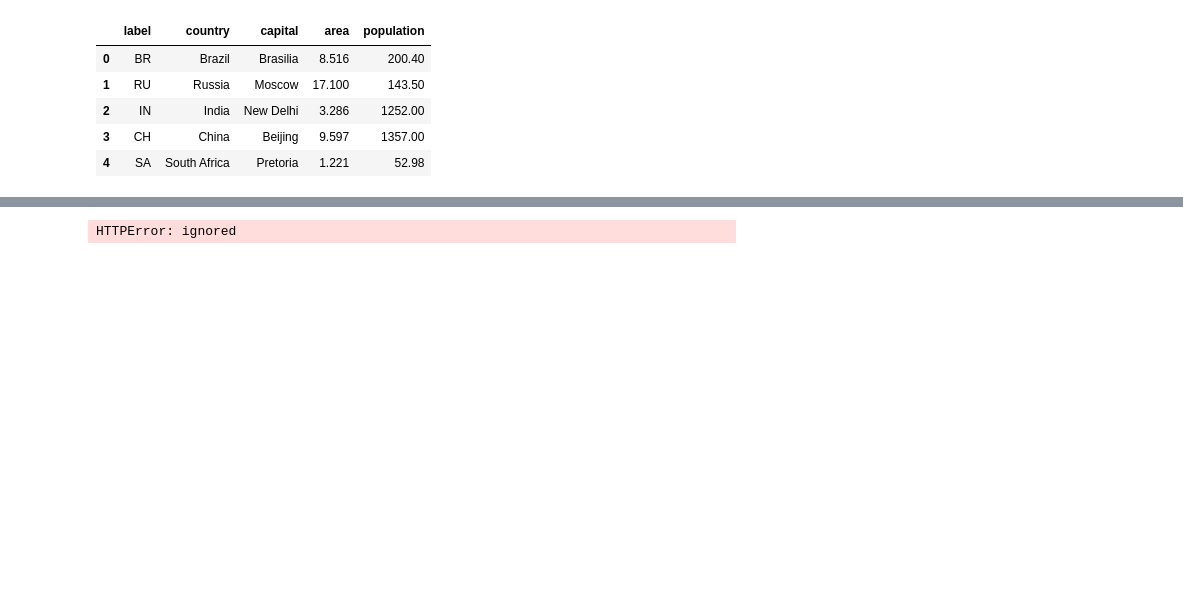
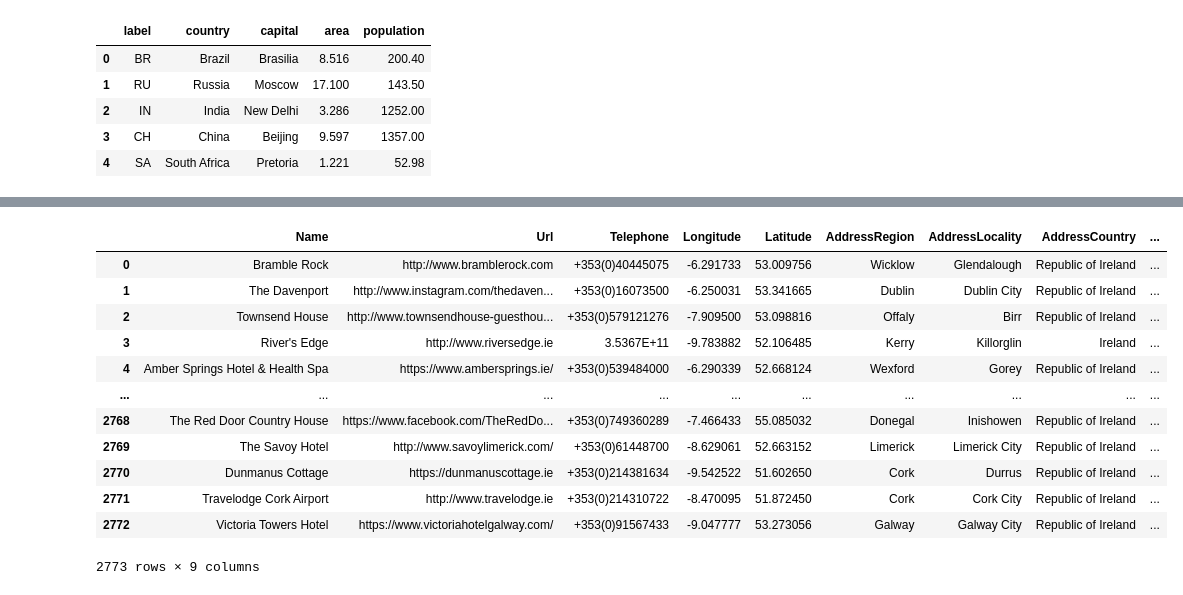
Before and after one commit to Niamh2602/test, a Jupyter notebook: Importing a file from online.ipynb, the cells around one changed output, grey strips where cells are left out. Saved outputs shown, nothing was run; the diff lists cells and outputs as text; code cells hidden in the pictures; blank space fills up the shorter version.

```diff
--- a/Importing a file from online.ipynb
+++ b/Importing a file from online.ipynb
@@ -14,4 +32,16 @@ pd.read_csv('https://raw.githubusercontent.com/cianucdpa/GitRepo/master/brics.cs
 # %%
-pd.read_csv('https://data.gov.ie/dataset/accommodation.csv')
+pd.read_csv('Accommodation.csv')
 # %% [output]
+|  | Name | Url | Telephone | Longitude | Latitude | AddressRegion | AddressLocality | AddressCountry | ... |
+| 0 | Bramble Rock | http://www.bramblerock.com | +353(0)40445075 | -6.291733 | 53.009756 | Wicklow | Glendalough | Republic of Ireland | ... |
+| 1 | The Davenport | http://www.instagram.com/thedaven... | +353(0)16073500 | -6.250031 | 53.341665 | Dublin | Dublin City | Republic of Ireland | ... |
+| 2 | Townsend House | http://www.townsendhouse-guesthou... | +353(0)579121276 | -7.909500 | 53.098816 | Offaly | Birr | Republic of Ireland | ... |
+| 3 | River's Edge | http://www.riversedge.ie | 3.5367E+11 | -9.783882 | 52.106485 | Kerry | Killorglin | Ireland | ... |
+| 4 | Amber Springs Hotel & Health Spa | https://www.ambersprings.ie/ | +353(0)539484000 | -6.290339 | 52.668124 | Wexford | Gorey | Republic of Ireland | ... |
+| ... | ... | ... | ... | ... | ... | ... | ... | ... | ... |
+| 2768 | The Red Door Country House | https://www.facebook.com/TheRedDo... | +353(0)749360289 | -7.466433 | 55.085032 | Donegal | Inishowen | Republic of Ireland | ... |
+| 2769 | The Savoy Hotel | http://www.savoylimerick.com/ | +353(0)61448700 | -8.629061 | 52.663152 | Limerick | Limerick City | Republic of Ireland | ... |
+| 2770 | Dunmanus Cottage | https://dunmanuscottage.ie | +353(0)214381634 | -9.542522 | 51.602650 | Cork | Durrus | Republic of Ireland | ... |
+| 2771 | Travelodge Cork Airport | http://www.travelodge.ie | +353(0)214310722 | -8.470095 | 51.872450 | Cork | Cork City | Republic of Ireland | ... |
+| 2772 | Victoria Towers Hotel | https://www.victoriahotelgalway.com/ | +353(0)91567433 | -9.047777 | 53.273056 | Galway | Galway City | Republic of Ireland | ... |
-HTTPError: ignored
+2773 rows × 9 columns
```
Also changed, not shown: parts of 3 cells of this notebook.
